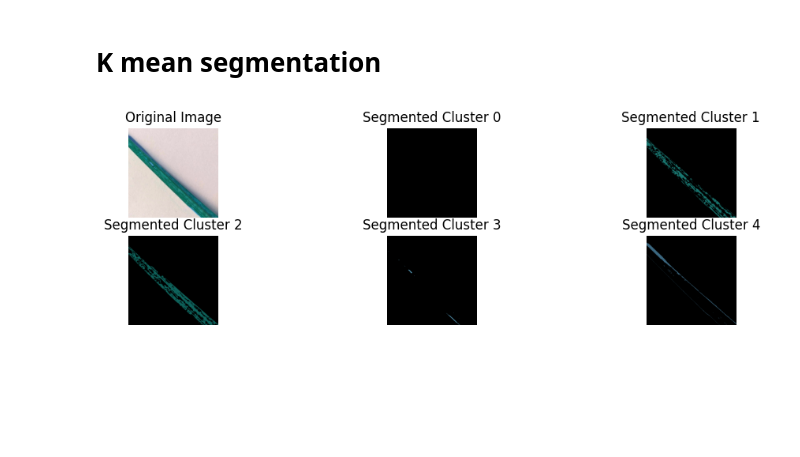
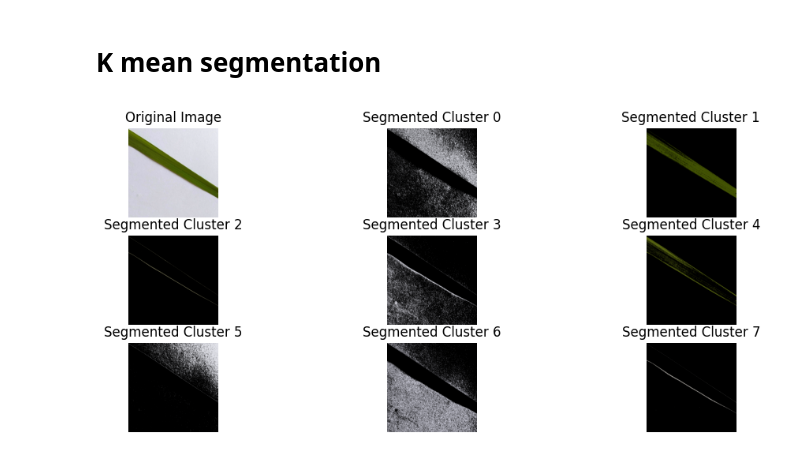
Before and after one commit to maevlava/paddy-leaf, a Jupyter notebook: K segmentation.ipynb, the cells around one changed output. Saved outputs shown, nothing was run; the diff lists cells and outputs as text; code cells hidden in the pictures; blank space fills up the shorter version.

```diff
--- a/K segmentation.ipynb
+++ b/K segmentation.ipynb
@@ -276,25 +278,25 @@ def mask_filter(image, segmented_image, cluster, labels):
   filtered_image[mask.reshape(image.shape[:2])] = segmented_image[mask.reshape(image.shape[:2])]
   return filtered_image
 # %%
-test_K = 5
-test_image = cv.imread("/content/drive/MyDrive/Research Leaf/ASHIIQ/Train/ASHIQ_Train_Bacterial_Leaf_Blight/11.JPG")
+test_K = 8
+test_image = cv.imread("/content/drive/MyDrive/Research Leaf/ASHIIQ/Validate/ASHIQ_Validation_Healthy/IMG_20190419_144058.jpg")
 test_image = cv.cvtColor(test_image, cv.COLOR_BGR2RGB)
-segmented_test_image, test_labels, test_center = k_mean_segmentation(masked_image, K=test_K)
+segmented_test_image, test_labels, test_center = k_mean_segmentation(test_image, K=test_K)
 # %%
 plt.figure(figsize=(12, 5))
 plt.subplot(3, 3, 1)
 plt.title("Original Image")
-plt.imshow(image)
+plt.imshow(test_image)
 plt.axis("off")
 
 for cluster in range(test_K):
-  filtered_test_image = mask_filter(masked_image, segmented_test_image, cluster, test_labels)
+  filtered_test_image = mask_filter(test_image, segmented_test_image, cluster, test_labels)
 
   plt.subplot(3, 3, cluster + 2)
   plt.title(f'Segmented Cluster {cluster}')
   plt.imshow(filtered_test_image)
   plt.axis("off")
 
 plt.show()
 # %% [output]
-[figure, old version]
+[figure, new version]
```
Also changed, not shown: parts of 7 cells of this notebook.
